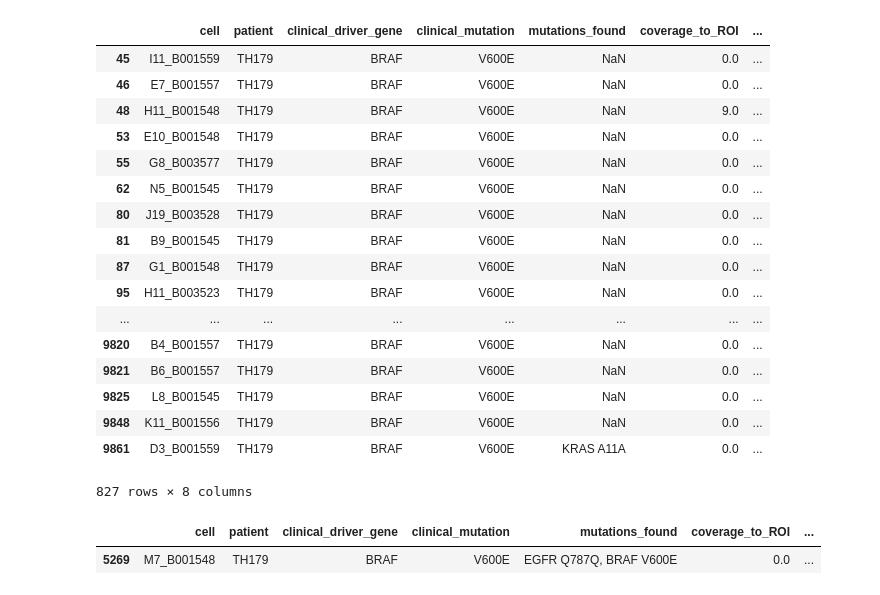
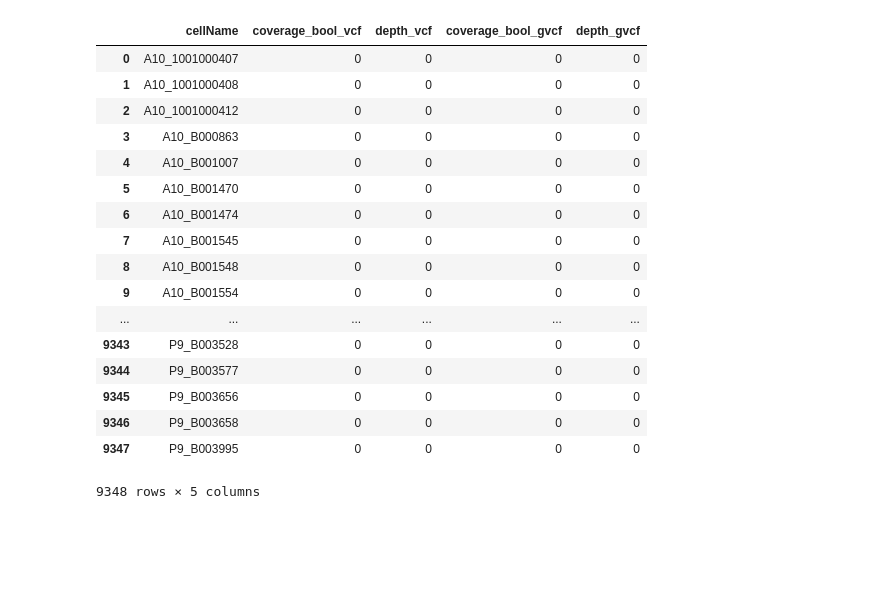
Before and after one commit to czbiohub/SNP_calling_pipeline, a Jupyter notebook: summaryTable/scratchNtbk.ipynb, the cells around one changed output. Saved outputs shown, nothing was run; the diff lists cells and outputs as text; code cells hidden in the pictures; blank space fills up the shorter version.

```diff
--- a/summaryTable/scratchNtbk.ipynb
+++ b/summaryTable/scratchNtbk.ipynb
@@ -46,29 +3,22 @@ validationTable_cells
-# %%
-indices = validationTable_cells['patient'] == 'TH179'
-validationTable_cells_179 = validationTable_cells[indices]
-validationTable_cells_179
-# %% [output]
-|  | cell | patient | clinical_driver_gene | clinical_mutation | mutations_found | coverage_to_ROI | ... |
-| 45 | I11_B001559 | TH179 | BRAF | V600E | NaN | 0.0 | ... |
-| 46 | E7_B001557 | TH179 | BRAF | V600E | NaN | 0.0 | ... |
-| 48 | H11_B001548 | TH179 | BRAF | V600E | NaN | 9.0 | ... |
-| 53 | E10_B001548 | TH179 | BRAF | V600E | NaN | 0.0 | ... |
-| 55 | G8_B003577 | TH179 | BRAF | V600E | NaN | 0.0 | ... |
-| 62 | N5_B001545 | TH179 | BRAF | V600E | NaN | 0.0 | ... |
-| 80 | J19_B003528 | TH179 | BRAF | V600E | NaN | 0.0 | ... |
-| 81 | B9_B001545 | TH179 | BRAF | V600E | NaN | 0.0 | ... |
-| 87 | G1_B001548 | TH179 | BRAF | V600E | NaN | 0.0 | ... |
-| 95 | H11_B003523 | TH179 | BRAF | V600E | NaN | 0.0 | ... |
-| ... | ... | ... | ... | ... | ... | ... | ... |
-| 9820 | B4_B001557 | TH179 | BRAF | V600E | NaN | 0.0 | ... |
-| 9821 | B6_B001557 | TH179 | BRAF | V600E | NaN | 0.0 | ... |
-| 9825 | L8_B001545 | TH179 | BRAF | V600E | NaN | 0.0 | ... |
-| 9848 | K11_B001556 | TH179 | BRAF | V600E | NaN | 0.0 | ... |
-| 9861 | D3_B001559 | TH179 | BRAF | V600E | KRAS A11A | 0.0 | ... |
-827 rows × 8 columns
-# %%
-indices = validationTable_cells_179['clinical_mutation_found_bool'] == 1
-validationTable_cells_179[indices]
-# %% [output]
-|  | cell | patient | clinical_driver_gene | clinical_mutation | mutations_found | coverage_to_ROI | ... |
-| 5269 | M7_B001548 | TH179 | BRAF | V600E | EGFR Q787Q, BRAF V600E | 0.0 | ... |
+# %%
+egfr_exon19del = pd.read_csv('../coverage/out/egfr_exon19del_coverageByCell.csv')
+egfr_exon19del
+# %% [output]
+|  | cellName | coverage_bool_vcf | depth_vcf | coverage_bool_gvcf | depth_gvcf |
+| 0 | A10_1001000407 | 0 | 0 | 0 | 0 |
+| 1 | A10_1001000408 | 0 | 0 | 0 | 0 |
+| 2 | A10_1001000412 | 0 | 0 | 0 | 0 |
+| 3 | A10_B000863 | 0 | 0 | 0 | 0 |
+| 4 | A10_B001007 | 0 | 0 | 0 | 0 |
+| 5 | A10_B001470 | 0 | 0 | 0 | 0 |
+| 6 | A10_B001474 | 0 | 0 | 0 | 0 |
+| 7 | A10_B001545 | 0 | 0 | 0 | 0 |
+| 8 | A10_B001548 | 0 | 0 | 0 | 0 |
+| 9 | A10_B001554 | 0 | 0 | 0 | 0 |
+| ... | ... | ... | ... | ... | ... |
+| 9343 | P9_B003528 | 0 | 0 | 0 | 0 |
+| 9344 | P9_B003577 | 0 | 0 | 0 | 0 |
+| 9345 | P9_B003656 | 0 | 0 | 0 | 0 |
+| 9346 | P9_B003658 | 0 | 0 | 0 | 0 |
+| 9347 | P9_B003995 | 0 | 0 | 0 | 0 |
+9348 rows × 5 columns
```
Also changed, not shown: parts of 4 cells of this notebook, 3 other files.
